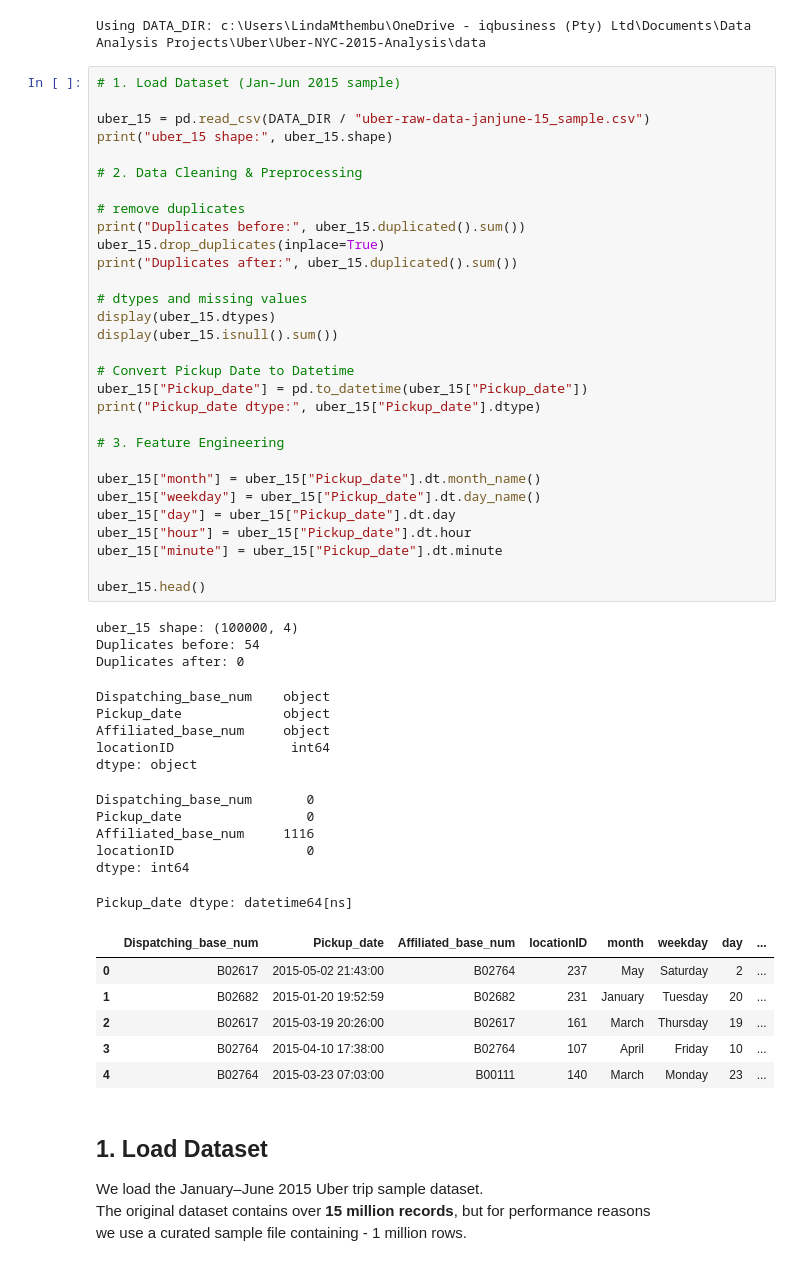
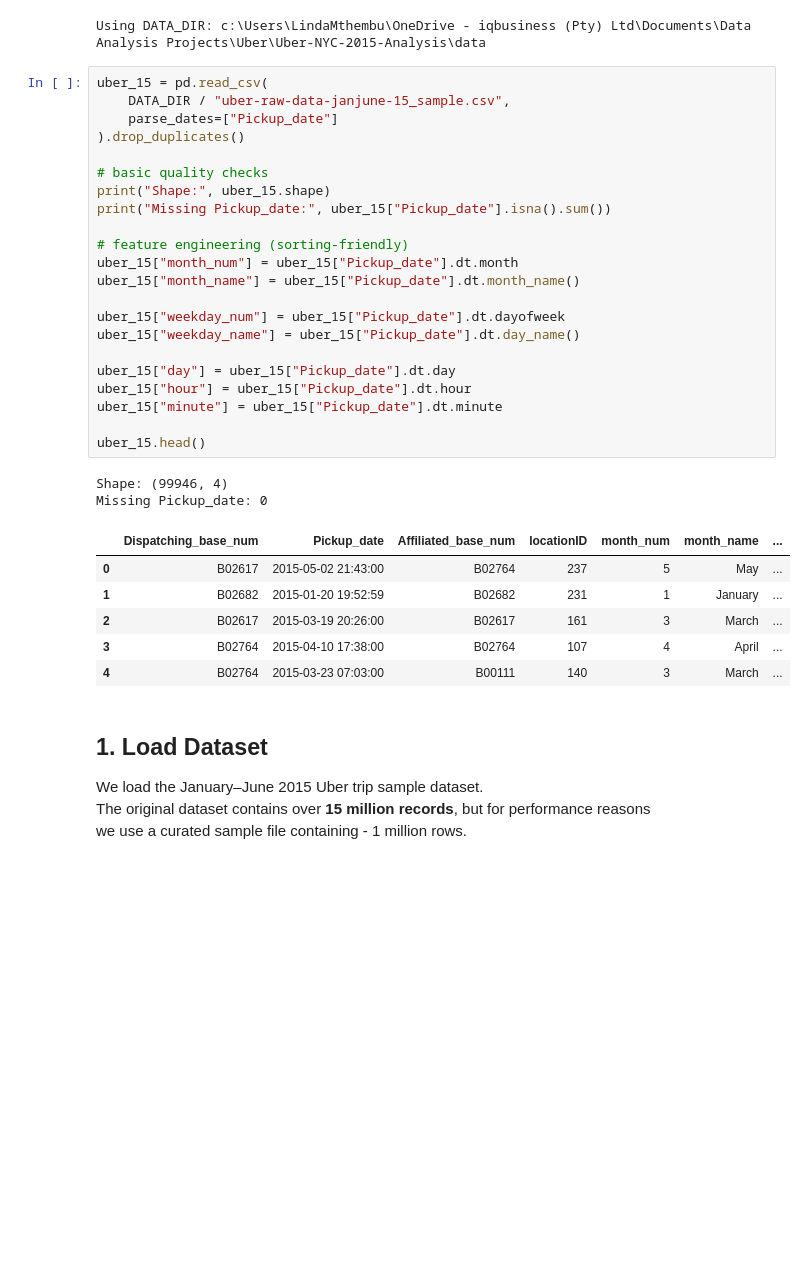
Before and after one commit to deereallinda/uber-nyc-2015-analysis, a Jupyter notebook: notebooks/uber_analysis_analysis.ipynb, the cells around one changed output. Cells and saved outputs as stored; diff of their text form; blank space fills up the shorter version.

```diff
--- a/notebooks/uber_analysis_analysis.ipynb
+++ b/notebooks/uber_analysis_analysis.ipynb
@@ -49,56 +49,36 @@ assert DATA_DIR.is_dir(), "DATA_DIR does not exist – check your folder structu
 # %% [output]
 Using DATA_DIR: c:\Users\LindaMthembu\OneDrive - iqbusiness (Pty) Ltd\Documents\Data Analysis Projects\Uber\Uber-NYC-2015-Analysis\data
 # %%
-# 1. Load Dataset (Jan–Jun 2015 sample)
+uber_15 = pd.read_csv(
+    DATA_DIR / "uber-raw-data-janjune-15_sample.csv",
+    parse_dates=["Pickup_date"]
+).drop_duplicates()
 
-uber_15 = pd.read_csv(DATA_DIR / "uber-raw-data-janjune-15_sample.csv")
-print("uber_15 shape:", uber_15.shape)
+# basic quality checks
+print("Shape:", uber_15.shape)
+print("Missing Pickup_date:", uber_15["Pickup_date"].isna().sum())
 
-# 2. Data Cleaning & Preprocessing
+# feature engineering (sorting-friendly)
+uber_15["month_num"] = uber_15["Pickup_date"].dt.month
+uber_15["month_name"] = uber_15["Pickup_date"].dt.month_name()
 
-# remove duplicates
-print("Duplicates before:", uber_15.duplicated().sum())
-uber_15.drop_duplicates(inplace=True)
-print("Duplicates after:", uber_15.duplicated().sum())
+uber_15["weekday_num"] = uber_15["Pickup_date"].dt.dayofweek
+uber_15["weekday_name"] = uber_15["Pickup_date"].dt.day_name()
 
-# dtypes and missing values
-display(uber_15.dtypes)
-display(uber_15.isnull().sum())
-
-# Convert Pickup Date to Datetime
-uber_15["Pickup_date"] = pd.to_datetime(uber_15["Pickup_date"])
-print("Pickup_date dtype:", uber_15["Pickup_date"].dtype)
-
-# 3. Feature Engineering
-
-uber_15["month"] = uber_15["Pickup_date"].dt.month_name()
-uber_15["weekday"] = uber_15["Pickup_date"].dt.day_name()
 uber_15["day"] = uber_15["Pickup_date"].dt.day
 uber_15["hour"] = uber_15["Pickup_date"].dt.hour
 uber_15["minute"] = uber_15["Pickup_date"].dt.minute
 
 uber_15.head()
 # %% [output]
-uber_15 shape: (100000, 4)
-Duplicates before: 54
-Duplicates after: 0
+Shape: (99946, 4)
+Missing Pickup_date: 0
-Dispatching_base_num    object
-Pickup_date             object
-Affiliated_base_num     object
-locationID               int64
-dtype: object
-Dispatching_base_num       0
-Pickup_date                0
-Affiliated_base_num     1116
-locationID                 0
-dtype: int64
-Pickup_date dtype: datetime64[ns]
-|  | Dispatching_base_num | Pickup_date | Affiliated_base_num | locationID | month | weekday | day | ... |
-| 0 | B02617 | 2015-05-02 21:43:00 | B02764 | 237 | May | Saturday | 2 | ... |
-| 1 | B02682 | 2015-01-20 19:52:59 | B02682 | 231 | January | Tuesday | 20 | ... |
-| 2 | B02617 | 2015-03-19 20:26:00 | B02617 | 161 | March | Thursday | 19 | ... |
-| 3 | B02764 | 2015-04-10 17:38:00 | B02764 | 107 | April | Friday | 10 | ... |
-| 4 | B02764 | 2015-03-23 07:03:00 | B00111 | 140 | March | Monday | 23 | ... |
+|  | Dispatching_base_num | Pickup_date | Affiliated_base_num | locationID | month_num | month_name | ... |
+| 0 | B02617 | 2015-05-02 21:43:00 | B02764 | 237 | 5 | May | ... |
+| 1 | B02682 | 2015-01-20 19:52:59 | B02682 | 231 | 1 | January | ... |
+| 2 | B02617 | 2015-03-19 20:26:00 | B02617 | 161 | 3 | March | ... |
+| 3 | B02764 | 2015-04-10 17:38:00 | B02764 | 107 | 4 | April | ... |
+| 4 | B02764 | 2015-03-23 07:03:00 | B00111 | 140 | 3 | March | ... |
 # %% [markdown]
 ## 1. Load Dataset
 
```
